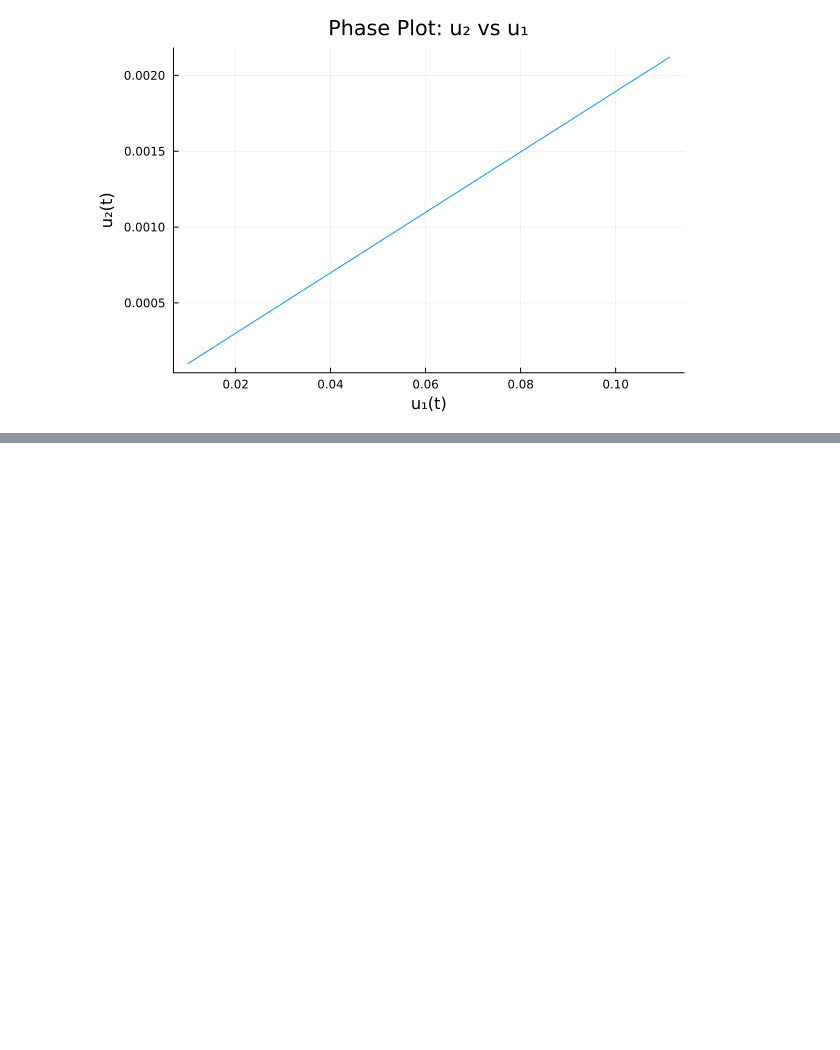
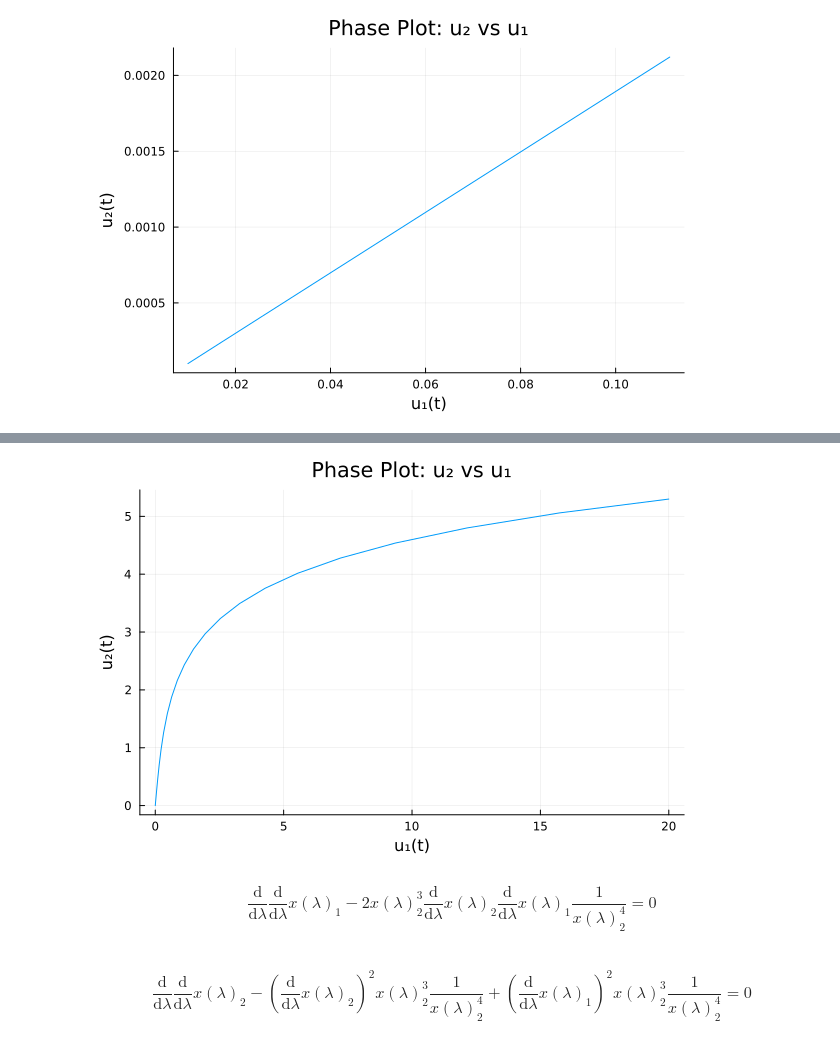
Before and after one commit to sougyo/jupyter, a Jupyter notebook: symbolics3.ipynb, the cells around one changed output, grey strips where cells are left out. Saved outputs shown, nothing was run; the diff lists cells and outputs as text; code cells hidden in the pictures; blank space fills up the shorter version.

```diff
--- a/symbolics3.ipynb
+++ b/symbolics3.ipynb
@@ -173,0 +235,15 @@ plot(sin.(sol[1, :]) .* cos.(sol[2, :]), sin.(sol[1, :]) .* sin.(sol[2, :]), xla
+# %%
+using DifferentialEquations
+
+function f(du, u, p, t)
+    du[1] = u[3]
+    du[2] = u[4]
+    du[3] = 0
+    du[4] = - u[4]^2 * sinh(u[2]) / cosh(u[2])
+end
+
+u0 = [0, 0, 0.2, 1]         # 初期値
+tspan = (-0, 100)
+
+prob = ODEProblem(f, u0, tspan)
+sol = solve(prob)
@@ -173,0 +268,18 @@ plot(sin.(sol[1, :]) .* cos.(sol[2, :]), sin.(sol[1, :]) .* sin.(sol[2, :]), xla
+# %%
+plot(sol[1, :], sol[2, :], xlabel="u₁(t)", ylabel="u₂(t)", title="Phase Plot: u₂ vs u₁", legend=false)
+# %% [output]
+[figure, added]
+# %%
+eq1 = expand_derivatives(simplify(substitute(geodesic_eq[1], Dict(g11 => 1/(x[2]^2), g12 => 0, g22 => 1/(x[2]^2)))))
+# %% [output]
+$$ \begin{equation}
+\frac{\mathrm{d}}{\mathrm{d}\lambda} \frac{\mathrm{d}}{\mathrm{d}\lambda} x(\lambda)_1 - 2 x(\lambda)_2^{3} \frac{\mathrm{d}}{\mathrm{d}\lambda} x(\lambda)_2 \frac{\mathrm{d}}{\mathrm{d}\lambda} x(\lambda)_1 \frac{1}{x(\lambda)_2^{4}} = 0
+\end{equation}
+ $$
+# %%
+eq1 = expand_derivatives(simplify(substitute(geodesic_eq[2], Dict(g11 => 1/(x[2]^2), g12 => 0, g22 => 1/(x[2]^2)))))
+# %% [output]
+$$ \begin{equation}
+\frac{\mathrm{d}}{\mathrm{d}\lambda} \frac{\mathrm{d}}{\mathrm{d}\lambda} x(\lambda)_2 - \left( \frac{\mathrm{d}}{\mathrm{d}\lambda} x(\lambda)_2 \right)^{2} x(\lambda)_2^{3} \frac{1}{x(\lambda)_2^{4}} + \left( \frac{\mathrm{d}}{\mathrm{d}\lambda} x(\lambda)_1 \right)^{2} x(\lambda)_2^{3} \frac{1}{x(\lambda)_2^{4}} = 0
+\end{equation}
+ $$
```
Also changed, not shown: parts of 10 cells of this notebook, 2 other files.
